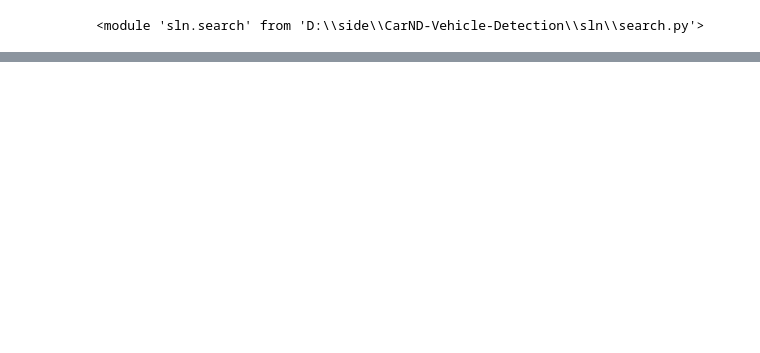
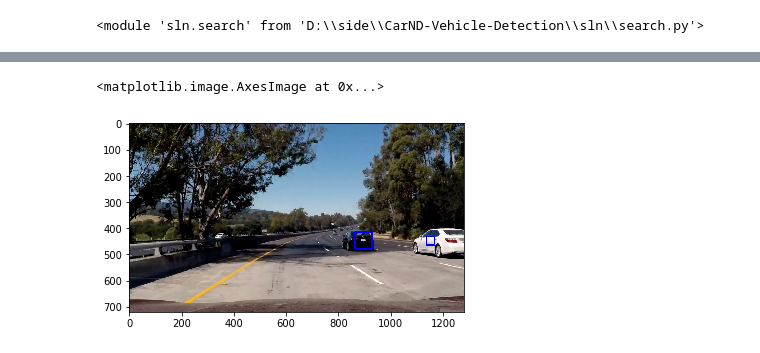
Before and after one commit to ab1153/CarND-Vehicle-Detection, a Jupyter notebook: test.ipynb, the cells around one changed output, grey strips where cells are left out. Saved outputs shown, nothing was run; the diff lists cells and outputs as text; code cells hidden in the pictures; blank space fills up the shorter version.

```diff
--- a/test.ipynb
+++ b/test.ipynb
@@ -35,0 +37,7 @@ NameError: name 'cv2' is not defined
+# %%
+tracker = search.Tracker(svc)
+out_img = tracker.process(img)
+plt.imshow(out_img)
+# %% [output]
+<matplotlib.image.AxesImage at 0x...>
+[figure, added]
```
Also changed, not shown: parts of 5 cells of this notebook, 5 other files.
